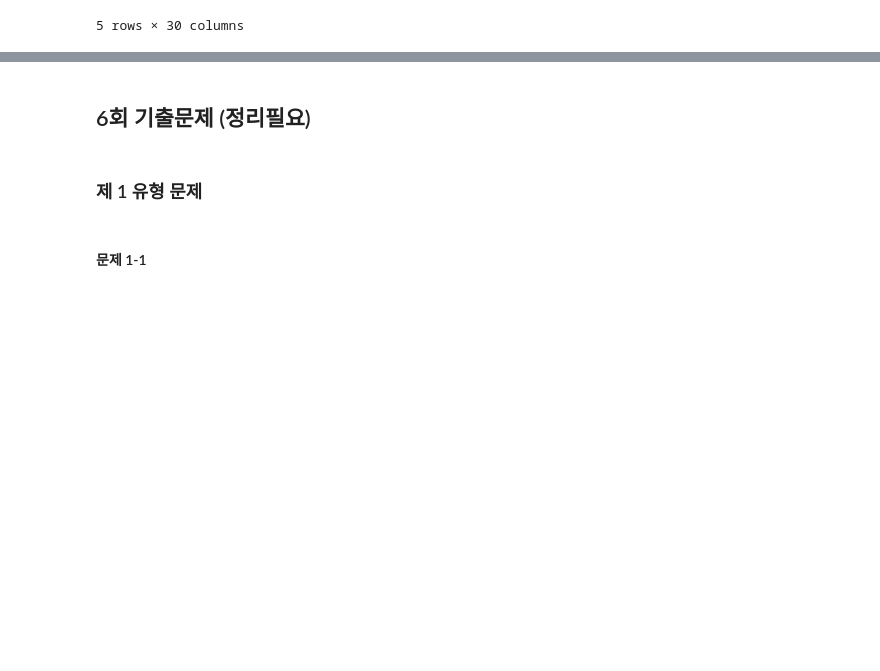
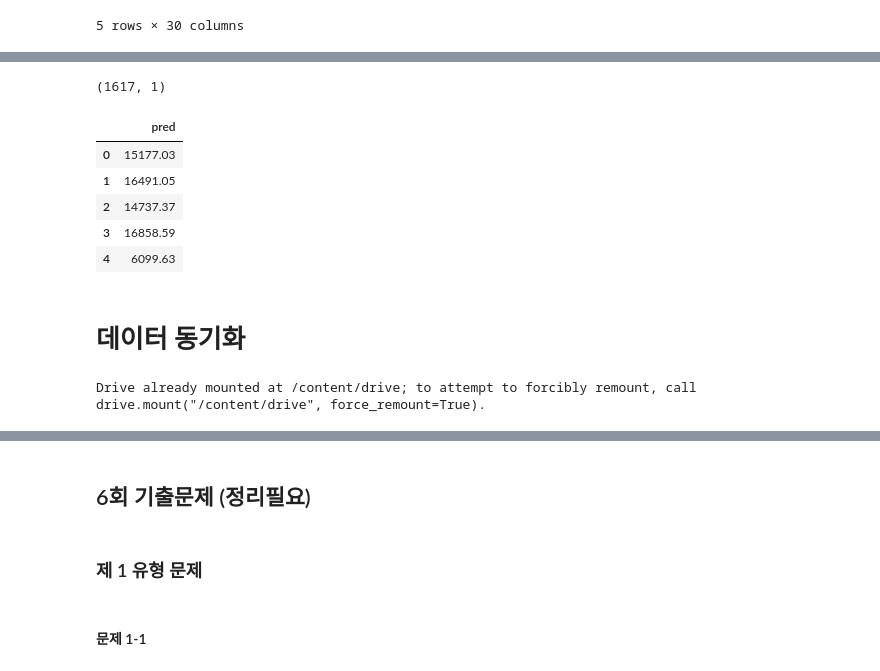
Before and after one commit to va4756/yemoon_bigdata_test, a Jupyter notebook: sinagong_bigdata.ipynb, the cells around one changed output, grey strips where cells are left out. Cells and saved outputs as stored; diff of their text form; code cells hidden in the pictures; blank space fills up the shorter version.

Commit message:
Colab을 통해 생성됨

```diff
--- a/sinagong_bigdata.ipynb
+++ b/sinagong_bigdata.ipynb
@@ -1152,0 +1158,12 @@ np.float64(230.0)
+# %%
+df = pd.read_csv('result.csv')
+print(result.shape)
+df.head()
+# %% [output]
+(1617, 1)
+|  | pred |
+| 0 | 15177.03 |
+| 1 | 16491.05 |
+| 2 | 14737.37 |
+| 3 | 16858.59 |
+| 4 | 6099.63 |
@@ -1152,0 +1206,7 @@ np.float64(230.0)
+# %% [markdown]
+# 데이터 동기화
+# %%
+from google.colab import drive
+drive.mount('/content/drive')
+# %% [output]
+Drive already mounted at /content/drive; to attempt to forcibly remount, call drive.mount("/content/drive", force_remount=True).
```
Also changed, not shown: parts of 17 cells of this notebook.
